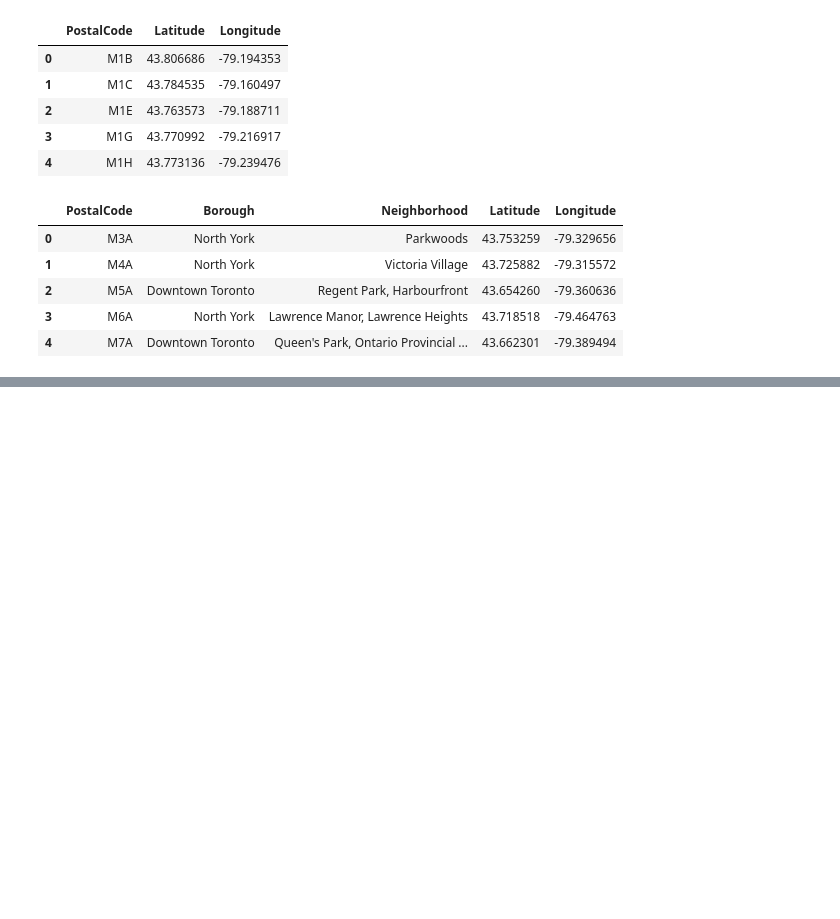
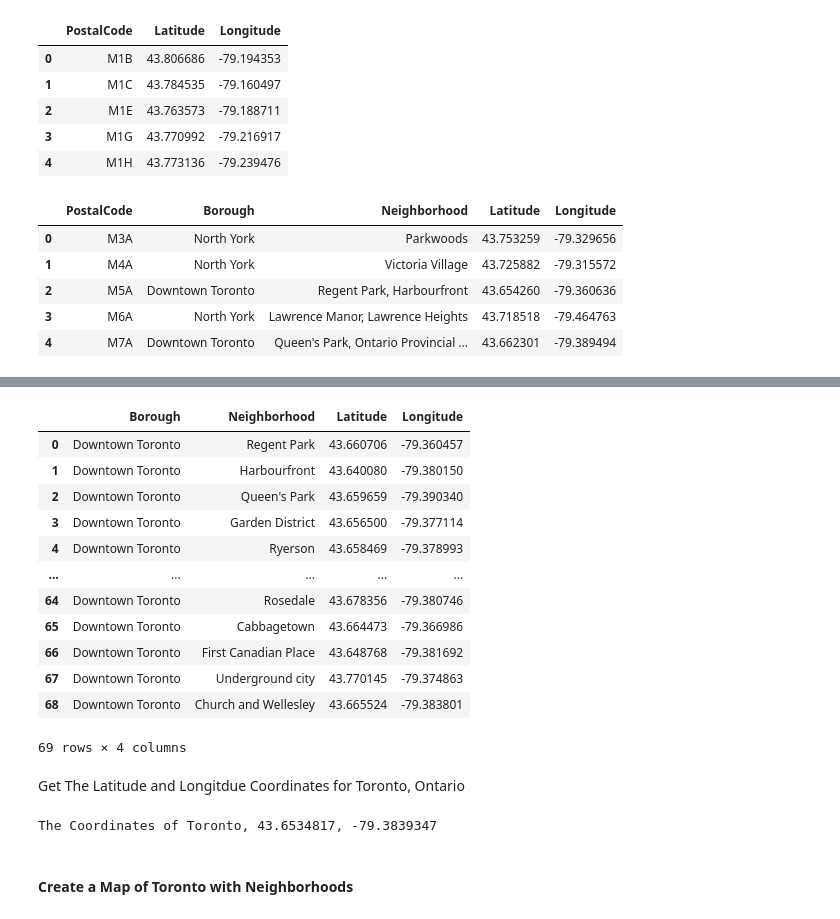
Before and after one commit to francis-eudy/Coursera_Capstone, a Jupyter notebook: ibm-applied-data-science-capstone.ipynb, the cells around one changed output, grey strips where cells are left out. Cells and saved outputs as stored; diff of their text form; code cells hidden in the pictures; blank space fills up the shorter version.

```diff
--- a/ibm-applied-data-science-capstone.ipynb
+++ b/ibm-applied-data-science-capstone.ipynb
@@ -261,0 +282,8 @@ df.head()
+# %%
+neighborhoods = pd.DataFrame(toronto_boroughs.Neighborhood.str.split(',').tolist(), index=toronto_boroughs.Borough).stack()
+neighborhoods = neighborhoods.reset_index([0, 'Borough'])
+neighborhoods.rename(columns={0: 'Neighborhood'}, inplace=True)
+neighborhoods['Neighborhood'] = neighborhoods['Neighborhood'].str.strip()
+neighborhoods.head()
+for n in neighborhoods['Neighborhood']:
+    print(n)
@@ -261,0 +314,19 @@ df.head()
+# %%
+neighborhoods['Latitude'] = np.nan
+neighborhoods['Longitude'] = np.nan
+
+def fetch_location(neigh):
+    address = neigh + ', Toronto, Ontario'
+    geolocator = Nominatim(user_agent="my_explorer")
+    location = geolocator.geocode(address)
+    return location
+
+for i, row in neighborhoods.iterrows():
+    location = fetch_location(row['Neighborhood'])
+    try:
+        neighborhoods.loc[i, 'Latitude'] = location.latitude
+        neighborhoods.loc[i, 'Longitude'] = location.longitude
+    except:
+        neighborhoods.loc[i, 'Latitude'] = np.nan
+        neighborhoods.loc[i, 'Longitude'] = np.nan
+neighborhoods.head(10)
@@ -261,0 +347,3 @@ df.head()
+# %%
+neighborhoods.dropna(inplace=True)
+neighborhoods.head(10)
@@ -261,0 +391,2 @@ df.head()
+# %%
+neighborhoods.drop_duplicates(inplace=True)
@@ -261,0 +431,34 @@ df.head()
+# %%
+# CN Tower, Victoria Hotel are not Neighborhoods
+
+neighborhoods = neighborhoods[~neighborhoods['Neighborhood'].isin(['CN Tower',  ' Victoria Hotel'])]
+neighborhoods.reset_index(drop=True, inplace=True)
+neighborhoods
+# %% [output]
+|  | Borough | Neighborhood | Latitude | Longitude |
+| 0 | Downtown Toronto | Regent Park | 43.660706 | -79.360457 |
+| 1 | Downtown Toronto | Harbourfront | 43.640080 | -79.380150 |
+| 2 | Downtown Toronto | Queen's Park | 43.659659 | -79.390340 |
+| 3 | Downtown Toronto | Garden District | 43.656500 | -79.377114 |
+| 4 | Downtown Toronto | Ryerson | 43.658469 | -79.378993 |
+| ... | ... | ... | ... | ... |
+| 64 | Downtown Toronto | Rosedale | 43.678356 | -79.380746 |
+| 65 | Downtown Toronto | Cabbagetown | 43.664473 | -79.366986 |
+| 66 | Downtown Toronto | First Canadian Place | 43.648768 | -79.381692 |
+| 67 | Downtown Toronto | Underground city | 43.770145 | -79.374863 |
+| 68 | Downtown Toronto | Church and Wellesley | 43.665524 | -79.383801 |
+69 rows × 4 columns
+# %% [markdown]
+Get The Latitude and Longitdue Coordinates for Toronto, Ontario
+# %%
+address = 'Toronto, Ontario'
+
+geolocator = Nominatim(user_agent="my_explorer")
+location = geolocator.geocode(address)
+latitude = location.latitude
+longitude = location.longitude
+print('The Coordinates of Toronto, {}, {}'.format(latitude, longitude))
+# %% [output]
+The Coordinates of Toronto, 43.6534817, -79.3839347
+# %% [markdown]
+#### Create a Map of Toronto with Neighborhoods
```
Also changed, not shown: parts of 82 cells of this notebook.
